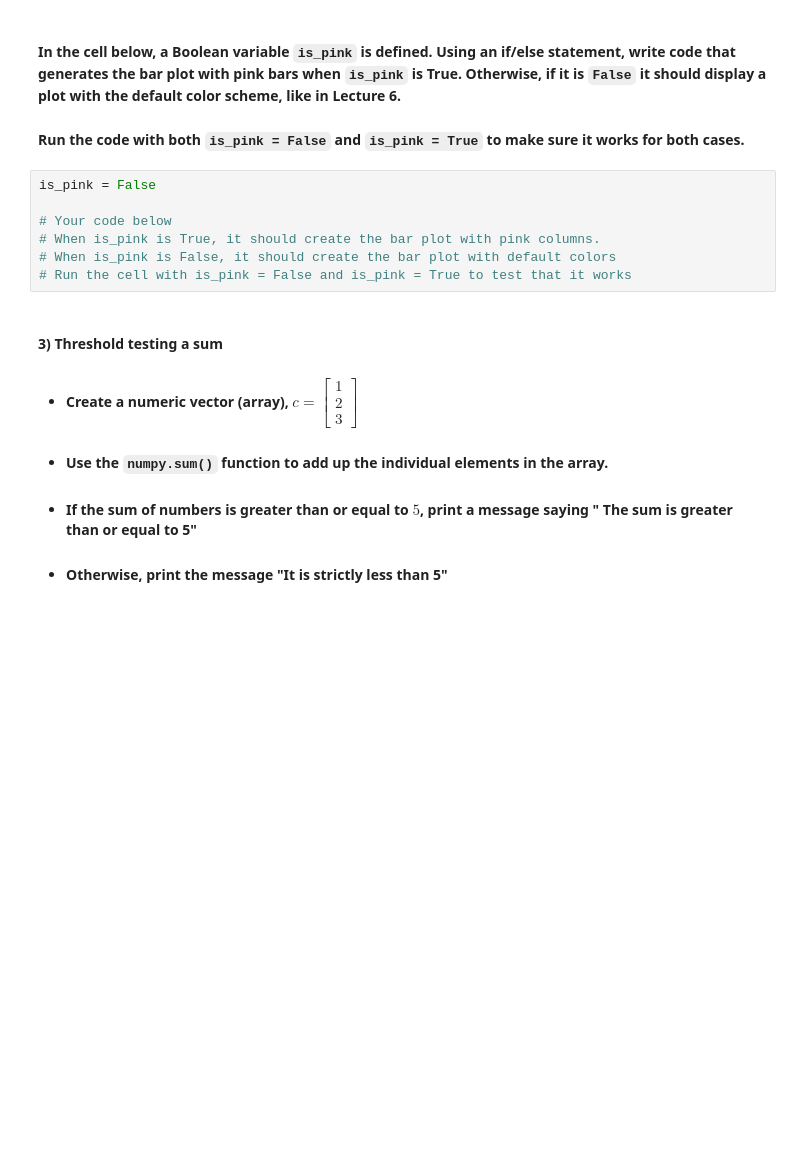
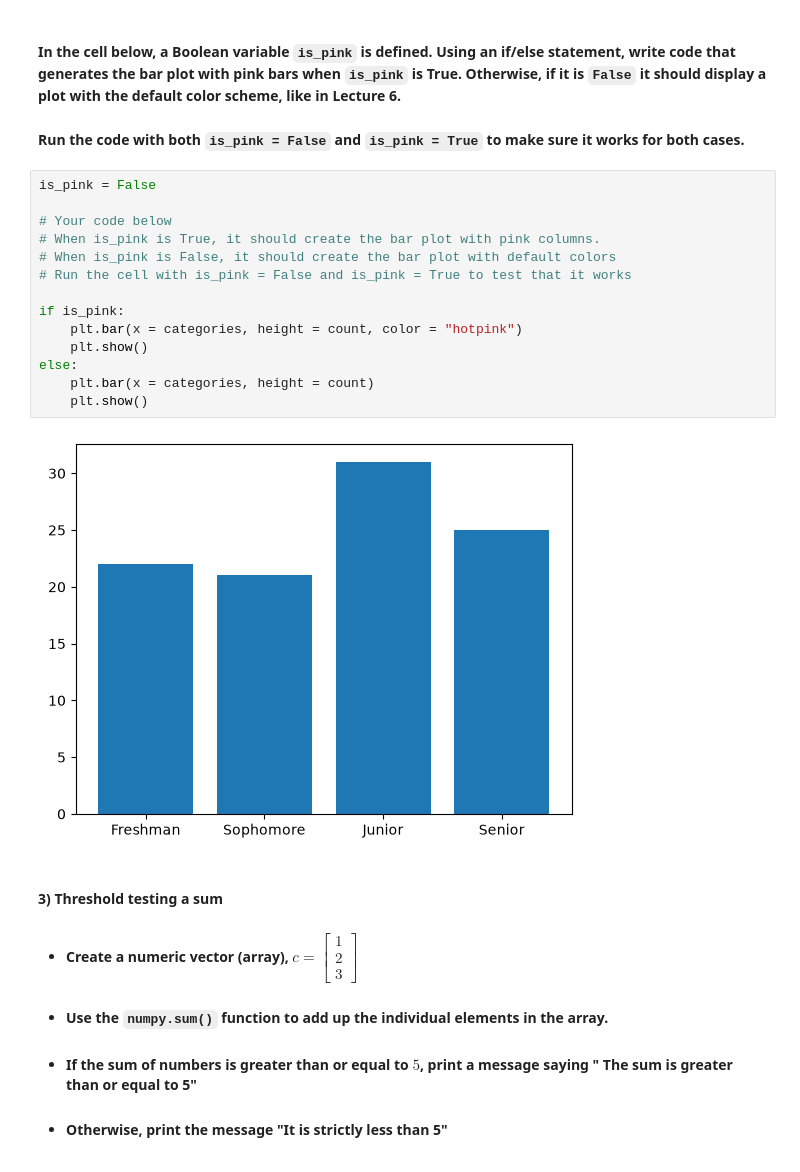
Before and after one commit to koeypan/datasci185fall2026, a Jupyter notebook: Lecture_06_Conditionals/Lecture6 copy.ipynb, the cells around one changed output. Cells and saved outputs as stored; diff of their text form; blank space fills up the shorter version.

```diff
--- a/Lecture_06_Conditionals/Lecture6 copy.ipynb
+++ b/Lecture_06_Conditionals/Lecture6 copy.ipynb
@@ -293,10 +299,19 @@ plt.show()
 # %%
 is_pink = False
 
 # Your code below
 # When is_pink is True, it should create the bar plot with pink columns.
 # When is_pink is False, it should create the bar plot with default colors
 # Run the cell with is_pink = False and is_pink = True to test that it works
+
+if is_pink:
+    plt.bar(x = categories, height = count, color = "hotpink")
+    plt.show()
+else:
+    plt.bar(x = categories, height = count)
+    plt.show()
+# %% [output]
+[figure, added]
 # %% [markdown]
 #### **3)** Threshold testing a sum
 
```
Also changed, not shown: parts of 11 cells of this notebook, 2 other files.
